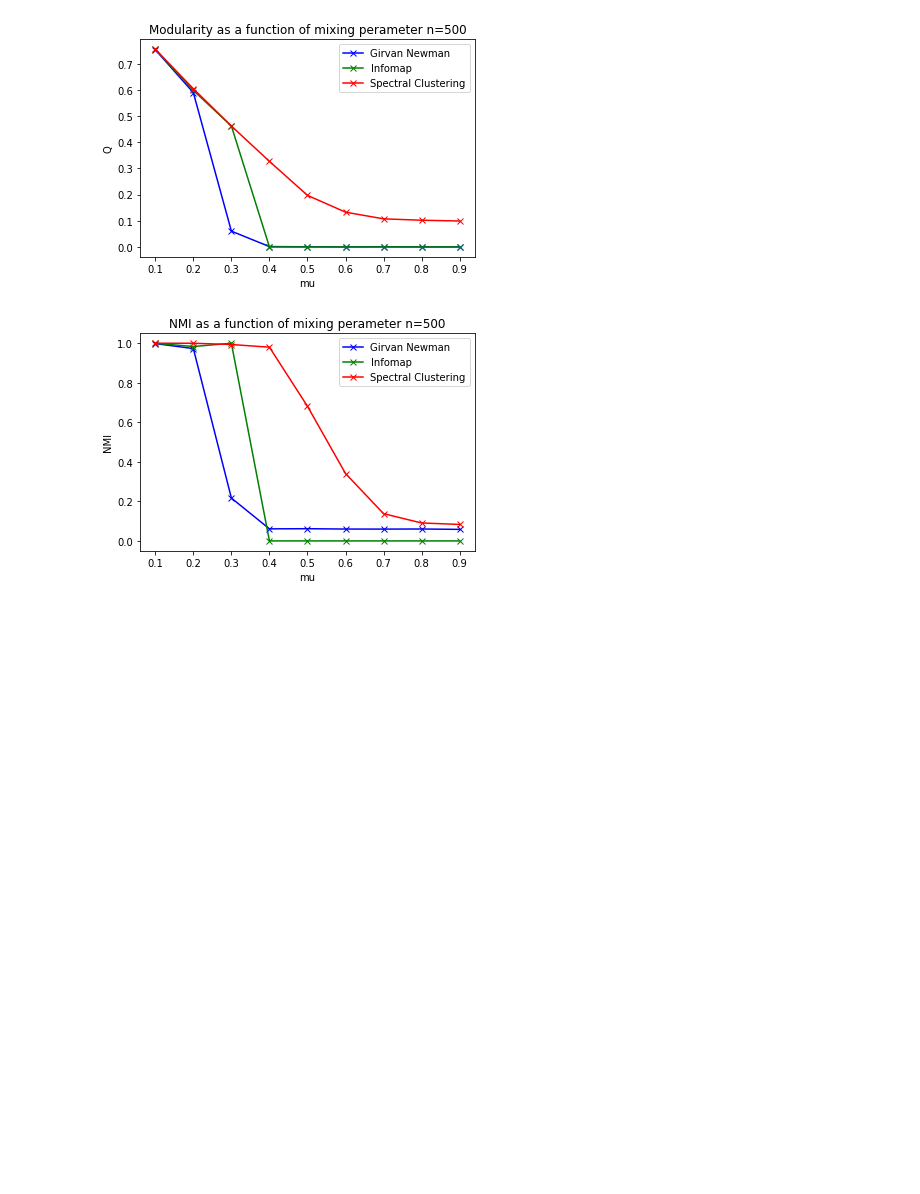
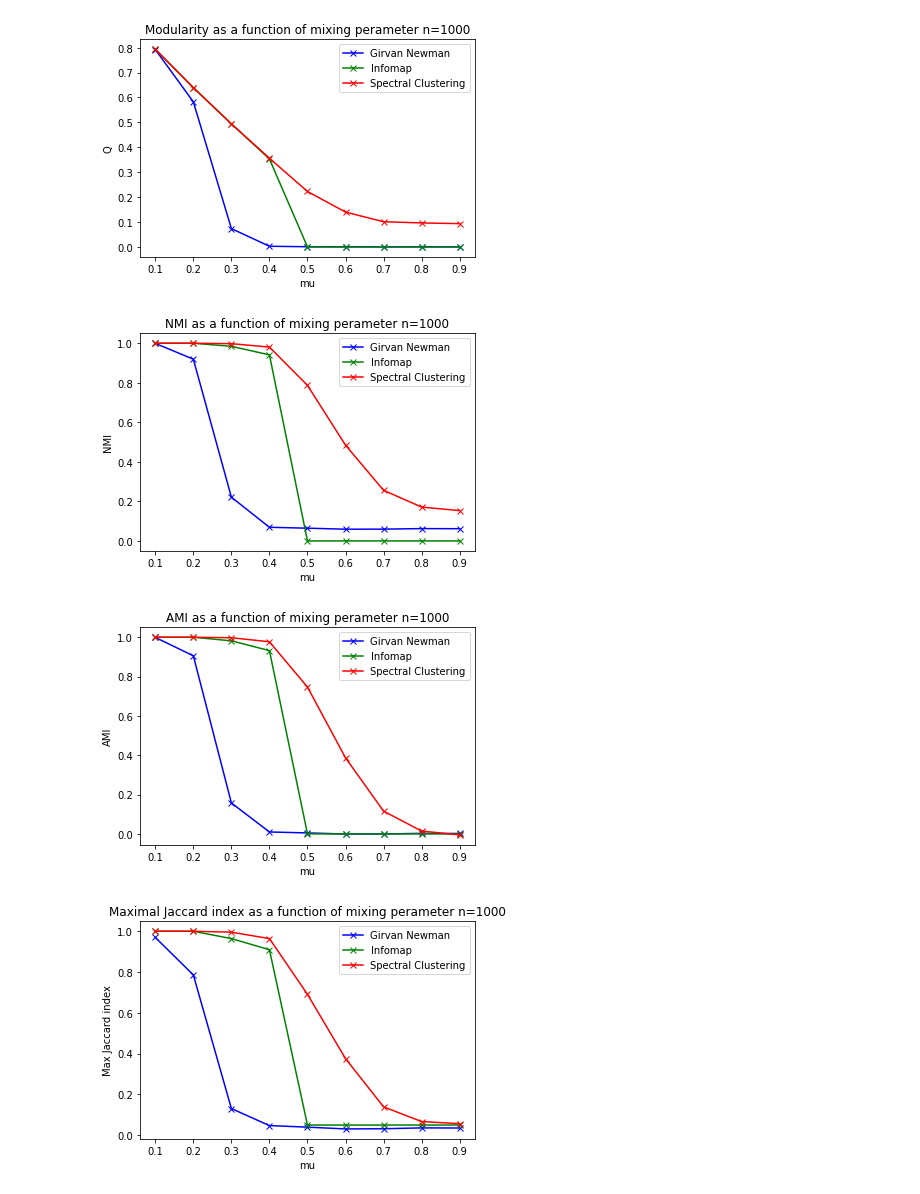
Before and after one commit to ozkilim/biological_community_detection, a Jupyter notebook: Processing/LFR_plot_creation.ipynb, the cells around one changed output. Drawn from its saved outputs; the diff is of its cells as text; code cells hidden in the pictures; blank space fills up the shorter version.

```diff
--- a/Processing/LFR_plot_creation.ipynb
+++ b/Processing/LFR_plot_creation.ipynb
@@ -22,13 +22,14 @@ tau2 = 1.5 # Power law exponent for the community size distribution in the creat
 # Define loop for runs
 n_list = [500,1000,10000] # sizes of graphs to compare.
 
-n = n_list[2]
+n = 1000
 NMI_list = []
+AMI_list = []
 Q_list = []
+J_list = []
 for mu in tqdm(range(1,10)):
     G = nx.LFR_benchmark_graph(n, tau1, tau2, mu/10, min_degree = 20, max_degree=50, seed=10)
     ground_truth_communities = list({frozenset(G.nodes[v]["community"]) for v in G})
-    # presentCommunities(G,ground_truth_communities)
     # Use modularity to check partition
     ground_truth_mod = nx_comm.modularity(G,ground_truth_communities)
     print(f"The ground truth modularity is {ground_truth_mod:.3}")
@@ -43,6 +44,8 @@ for mu in tqdm(range(1,10)):
     communities = CommunityDetectionAlgorithms.girvan_newman_calc(G,k)
     communities_vector = NMI_reshape(communities,n)
     gn_NMI = normalized_mutual_info_score(ground_truth_communites_vector,communities_vector)
+    gn_AMI = adjusted_mutual_info_score(ground_truth_communites_vector,communities_vector)
+    gn_maxj = max_jaccard(ground_truth_communities,communities)
     gn_Q = nx_comm.modularity(G,communities)
 
     # ------- Infomap -------
@@ -50,6 +53,8 @@ for mu in tqdm(range(1,10)):
     communities = CommunityDetectionAlgorithms.infomap_calc(G)
     communities_vector = NMI_reshape(communities,n)
     im_NMI = normalized_mutual_info_score(ground_truth_communites_vector,communities_vector)
+    im_AMI = adjusted_mutual_info_score(ground_truth_communites_vector,communities_vector)
+    im_maxj = max_jaccard(ground_truth_communities,communities)
     im_Q = nx_comm.modularity(G,communities)
 
     # ------- Spcetral Clustering -------
@@ -57,15 +62,19 @@ for mu in tqdm(range(1,10)):
     communities = CommunityDetectionAlgorithms.spectral_cluster_calc(G,k)
     communities_vector = NMI_reshape(communities,n)
     sc_NMI = normalized_mutual_info_score(ground_truth_communites_vector,communities_vector)
+    sc_AMI = adjusted_mutual_info_score(ground_truth_communites_vector,communities_vector)
+    sc_maxj = max_jaccard(ground_truth_communities,communities)
     sc_Q = nx_comm.modularity(G,communities)
 
     NMI_list.append([gn_NMI,im_NMI,sc_NMI])
     Q_list.append([gn_Q,im_Q,sc_Q])
+    AMI_list.append([gn_AMI,im_AMI,sc_AMI])
+    J_list.append([gn_maxj,im_maxj,sc_maxj])
 
-data_store = [NMI_list,Q_list]
+data_store = [NMI_list,Q_list,AMI_list,J_list]
 
 # Save data to pickle object for later visualisation
-fileObj = open('n1000.pkl', 'wb')
+fileObj = open('new1000.pkl', 'wb')
 pickle.dump(data_store,fileObj)
 fileObj.close()
 # %% [output]
@@ -75,43 +169,81 @@ Girvan Newman
 # %%
-# Visualisation of reasults
-with open('n500.pkl', 'rb') as f:
+# Reorganisation of reasults
+n="1000"
+with open('new'+n+'.pkl', 'rb') as f:
     data = pickle.load(f)
 
-[NMI_list,Q_list] = data
+[NMI_list,Q_list,AMI_list,J_list] = data
 NMI_list = np.array(NMI_list)
 Q_list = np.array(Q_list)
+AMI_list = np.array(AMI_list)
+J_list = np.array(J_list)
 
 GN_Q = Q_list[:,0]
 IM_Q = Q_list[:,1]
 SC_Q = Q_list[:,2]
 
 GN_NMI = NMI_list[:,0]
 IM_NMI = NMI_list[:,1]
 SC_NMI = NMI_list[:,2]
 
+GN_AMI = AMI_list[:,0]
+IM_AMI = AMI_list[:,1]
+SC_AMI = AMI_list[:,2]
+
+GN_J = J_list[:,0]
+IM_J = J_list[:,1]
+SC_J = J_list[:,2]
+
+# Present figures
+
 fig1 = plt.figure(facecolor=(1, 1, 1))
 x = np.linspace(0.1,0.9,9)
 plt.plot(x,GN_Q,'xb-')
 plt.plot(x,IM_Q,'xg-')
 plt.plot(x,SC_Q,'xr-')
 plt.xlabel("mu")
 plt.ylabel("Q")
-plt.title("Modularity as a function of mixing perameter n=500")
+plt.title("Modularity as a function of mixing perameter n="+n+"")
 plt.legend(['Girvan Newman','Infomap','Spectral Clustering'])
 plt.show()
-fig1.savefig('../figures/n500Q')
+fig1.savefig('../figures/n'+n+'Q')
 
 fig2 = plt.figure(facecolor=(1, 1, 1))
 plt.plot(x,GN_NMI,'xb-')
 plt.plot(x,IM_NMI,'xg-')
 plt.plot(x,SC_NMI,'xr-')
 plt.xlabel("mu")
 plt.ylabel("NMI")
-plt.title("NMI as a function of mixing perameter n=500")
+plt.title("NMI as a function of mixing perameter n="+n+"")
 plt.legend(['Girvan Newman','Infomap','Spectral Clustering'])
+plt.show()
+fig1.savefig('../figures/n'+n+'NMI')
 
+
+fig3 = plt.figure(facecolor=(1, 1, 1))
+plt.plot(x,GN_AMI,'xb-')
+plt.plot(x,IM_AMI,'xg-')
+plt.plot(x,SC_AMI,'xr-')
+plt.xlabel("mu")
+plt.ylabel("AMI")
+plt.title("AMI as a function of mixing perameter n="+n+"")
+plt.legend(['Girvan Newman','Infomap','Spectral Clustering'])
 plt.show()
-fig2.savefig('../figures/n500NMI')
+fig1.savefig('../figures/n'+n+'AMI')
+
+
+fig3 = plt.figure(facecolor=(1, 1, 1))
+plt.plot(x,GN_J,'xb-')
+plt.plot(x,IM_J,'xg-')
+plt.plot(x,SC_J,'xr-')
+plt.xlabel("mu")
+plt.ylabel("Max Jaccard index")
+plt.title("Maximal Jaccard index as a function of mixing perameter n="+n+"")
+plt.legend(['Girvan Newman','Infomap','Spectral Clustering'])
+plt.show()
+fig1.savefig('../figures/n'+n+'MaxJaccard')
 # %% [output]
-[figure, old version]
+[figure, new version]
-[figure, old version]
+[figure, new version]
+[figure, added]
+[figure, added]
```
Also changed, not shown: parts of 4 cells of this notebook, 14 other files.
